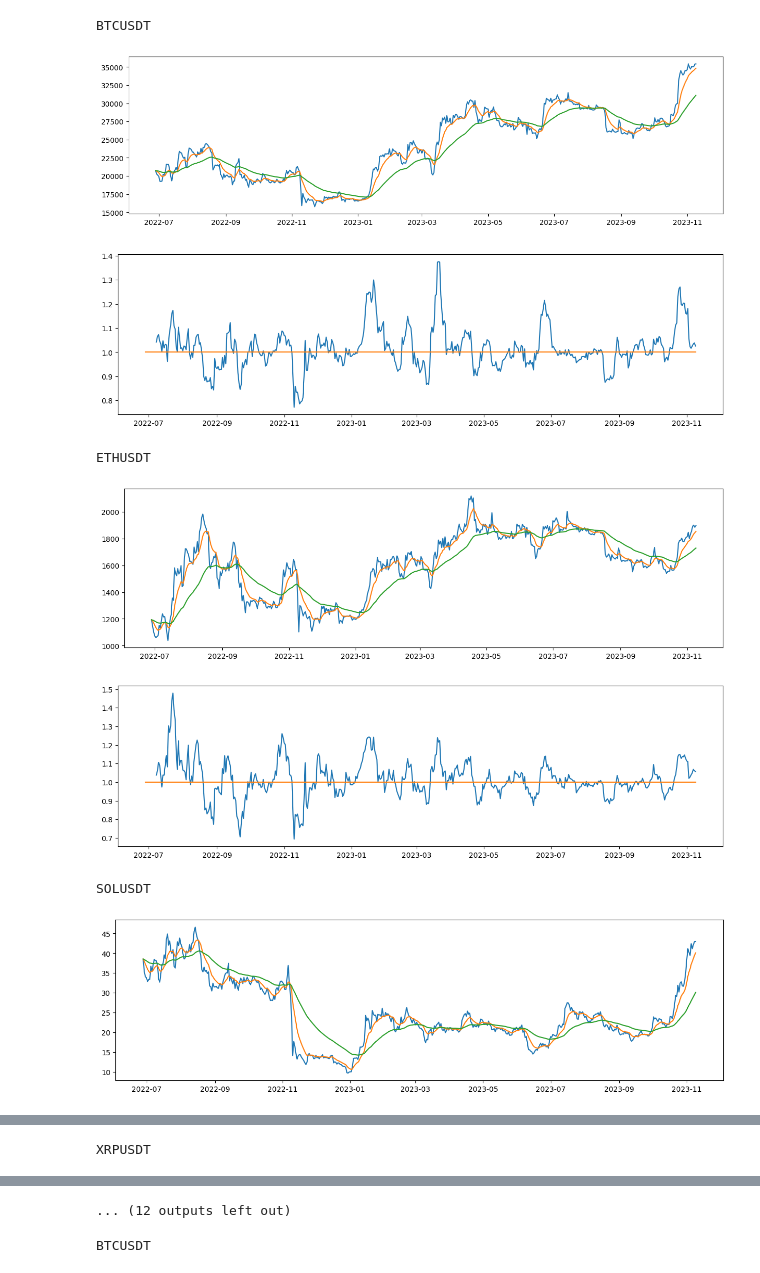
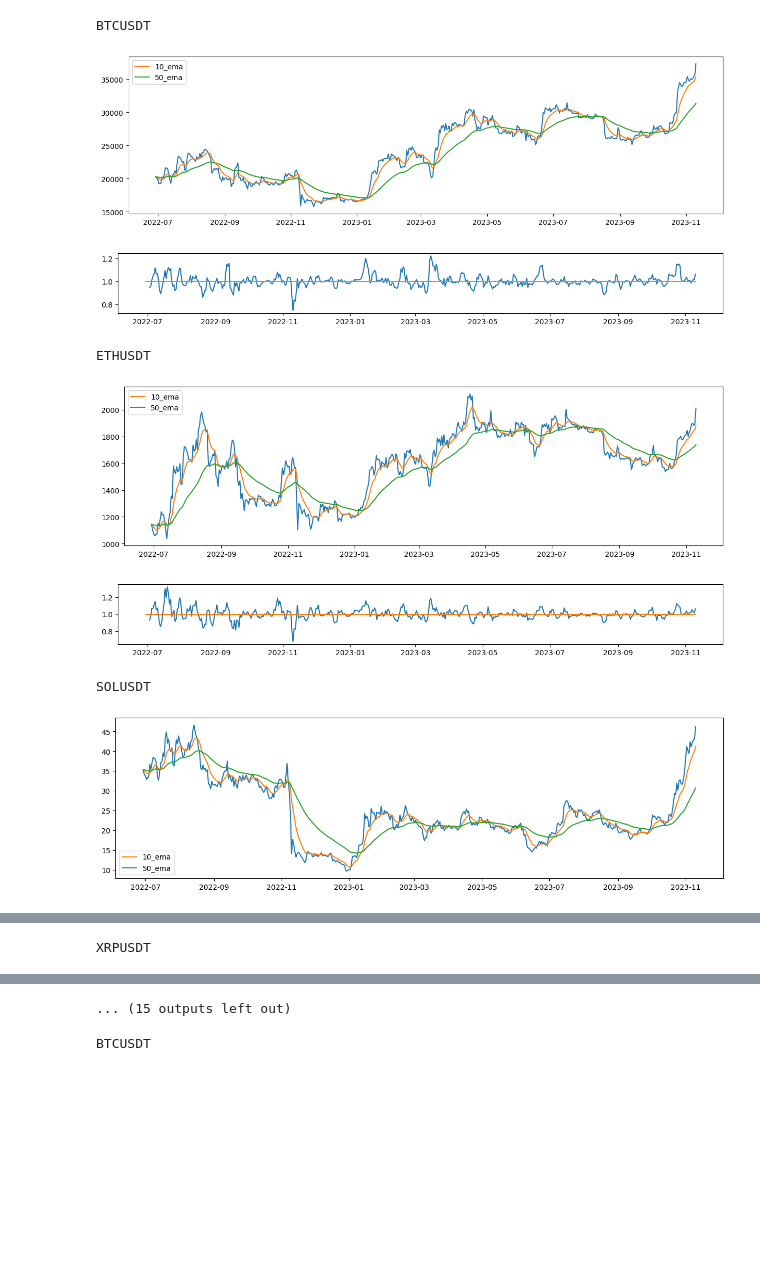
Before and after one commit to nahuelrabey/binance_panels, a Jupyter notebook: panel_ideals.ipynb, the cells around one changed output, grey strips where cells are left out. Cells and saved outputs as stored; diff of their text form; code cells hidden in the pictures; blank space fills up the shorter version.

```diff
--- a/panel_ideals.ipynb
+++ b/panel_ideals.ipynb
@@ -5,13 +4,13 @@ from main import momentum_oscilator
 import ideal_markets as ideal
 # %%
-tickers = get_tickers()
+tickers = data.get_tickers()
 ticks = [10,50]
 res = ideal.by_crossing_emas(tickers, "1w", ticks)
 for name, df in res:
     print(name)
     plot_emas(df, ticks)
     n = 4
-    momentum = momentum_oscilator(df, n)
+    momentum = calculate.momentum_oscilator(df, n)
     df[f"{n}_momentum"] = momentum
     plot_momentum(df, n)
 # %% [output]
@@ -30,20 +30,20 @@ LINKUSDT
 # %%
-tickers = get_tickers()
+tickers = data.get_tickers()
 ticks = [10,50]
 res = ideal.by_crossing_emas(tickers, "1d", ticks)
 for name, df in res:
     print(name)
     plot_emas(df, ticks)
-    n = 10
-    momentum = momentum_oscilator(df, n)
+    n = 4
+    momentum = calculate.momentum_oscilator(df, n)
     df[f"{n}_momentum"] = momentum
     plot_momentum(df, n)
 # %% [output]
 BTCUSDT
-[figure, old version]
+[figure, new version]
-[figure, old version]
+[figure, new version]
 ETHUSDT
-[figure, old version]
+[figure, new version]
-[figure, old version]
+[figure, new version]
 SOLUSDT
-[figure, old version]
+[figure, new version]
@@ -54,4 +54,4 @@ XRPUSDT
-... (12 outputs left out)
+... (15 outputs left out)
 # %%
 tickers = get_tickers()
 ticks = [10,50]
```
Also changed, not shown: parts of 3 cells of this notebook.
